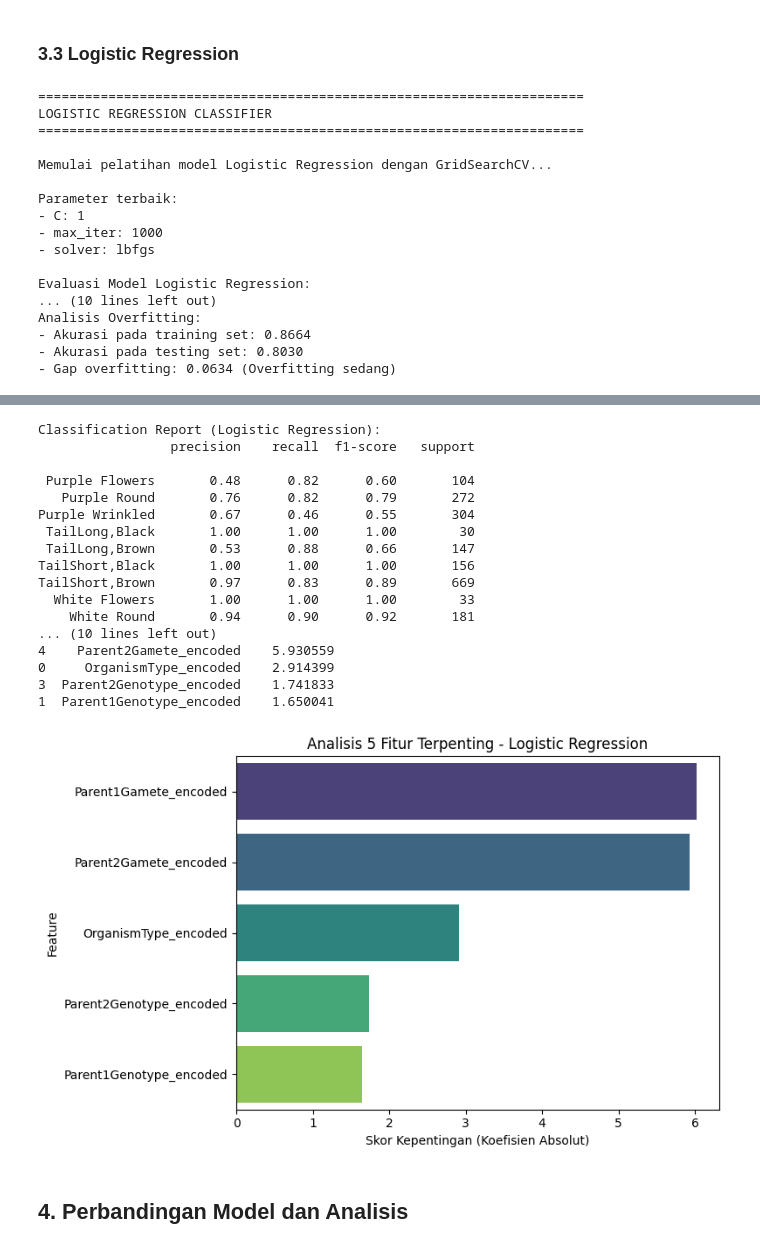
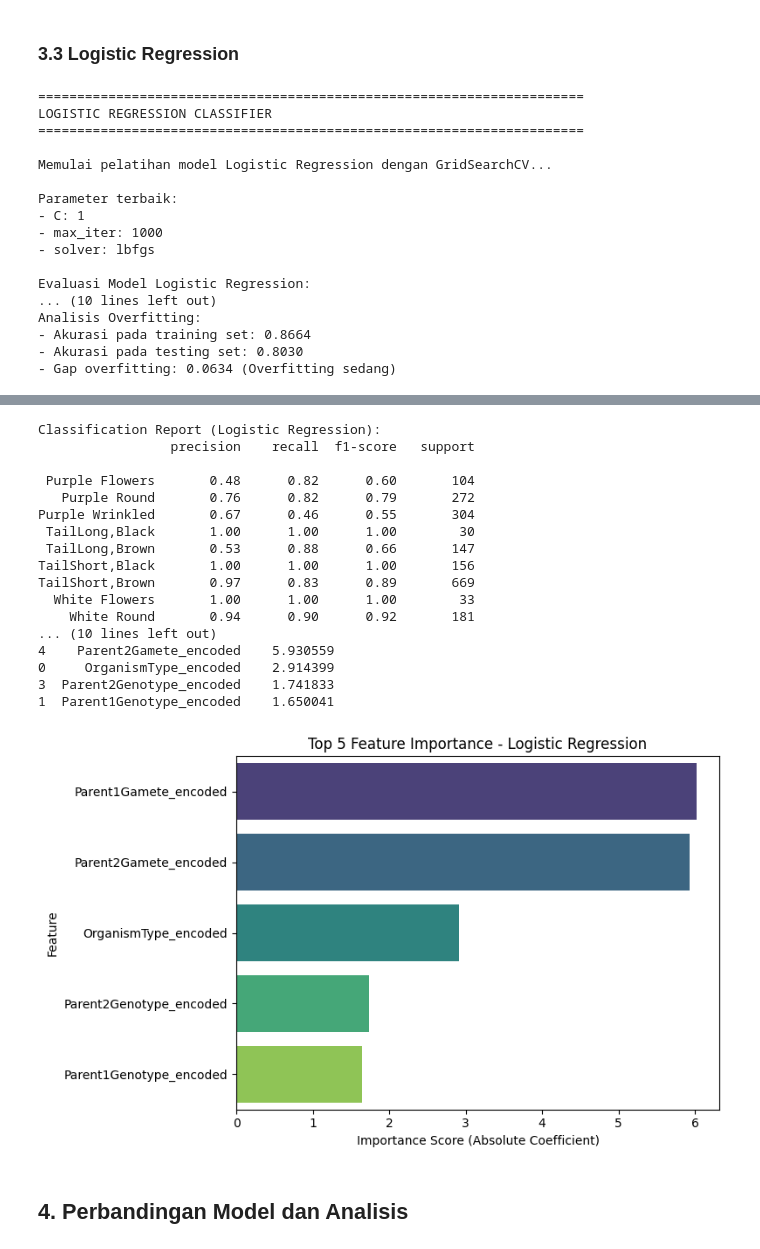
Before and after one commit to RistoKuy/ML, a Jupyter notebook: gamet_baru.ipynb, the cells around one changed output, grey strips where cells are left out. Cells and saved outputs as stored; diff of their text form; code cells hidden in the pictures.

Commit message:
Improves Logistic Regression analysis and feature scaling
Refines Logistic Regression evaluation by scaling SMOTE training data before grid search, updates output texts to English for clarity, and enhances feature importance visualization and labeling. Improves code readability and ensures more accurate model selection and interpretation.

```diff
--- a/gamet_baru.ipynb
+++ b/gamet_baru.ipynb
@@ -757,6 +757,9 @@ lr_params = {
 
 # Inisialisasi model Logistic Regression
 lr = LogisticRegression(random_state=42, class_weight='balanced')
+
+# Scale the SMOTE training data before using it in GridSearchCV
+X_train_smote_scaled = scaler.transform(X_train_smote)
 
 # Lakukan grid search dengan 5-fold cross-validation (reduced from 10-fold)
 print("\nMemulai pelatihan model Logistic Regression dengan GridSearchCV...")
@@ -815,11 +818,11 @@ plt.xlabel('Predicted Label')
 plt.tight_layout()
 plt.show()
 
-# Classification report untuk melihat performa per kelas
+# Classification report for Logistic Regression
 print("\nClassification Report (Logistic Regression):")
 print(classification_report(y_test, y_pred_lr, target_names=target_names, zero_division=0))
 
-# Feature importance untuk Logistic Regression (koefisien absolut)
+# Feature importance for Logistic Regression (absolute coefficients)
 if hasattr(best_lr, 'coef_'):
     importance = np.abs(best_lr.coef_).mean(axis=0)
     feature_importance_lr = pd.DataFrame({
@@ -827,14 +830,14 @@ if hasattr(best_lr, 'coef_'):
         'Importance': importance
     }).sort_values('Importance', ascending=False)
 
-    print("\nFeature Importance (Logistic Regression - berdasarkan koefisien):")
+    print("\nFeature Importance (Logistic Regression - based on coefficients):")
     print(feature_importance_lr.head(5))
 
     plt.figure(figsize=(8, 5))
     top_features = feature_importance_lr.head(5)
     sns.barplot(data=top_features, x='Importance', y='Feature', palette='viridis')
-    plt.title('Analisis 5 Fitur Terpenting - Logistic Regression')
-    plt.xlabel('Skor Kepentingan (Koefisien Absolut)')
+    plt.title('Top 5 Feature Importance - Logistic Regression')
+    plt.xlabel('Importance Score (Absolute Coefficient)')
     plt.tight_layout()
     plt.show()
 # %% [output]
@@ -846,34 +849,34 @@ Memulai pelatihan model Logistic Regression dengan GridSearchCV...
 
 Parameter terbaik:
 - C: 1
 - max_iter: 1000
 - solver: lbfgs
 
 Evaluasi Model Logistic Regression:
 ... (10 lines left out)
 Analisis Overfitting:
 - Akurasi pada training set: 0.8664
 - Akurasi pada testing set: 0.8030
 - Gap overfitting: 0.0634 (Overfitting sedang)
 [figure]
 Classification Report (Logistic Regression):
                  precision    recall  f1-score   support
 
  Purple Flowers       0.48      0.82      0.60       104
    Purple Round       0.76      0.82      0.79       272
 Purple Wrinkled       0.67      0.46      0.55       304
  TailLong,Black       1.00      1.00      1.00        30
  TailLong,Brown       0.53      0.88      0.66       147
 TailShort,Black       1.00      1.00      1.00       156
 TailShort,Brown       0.97      0.83      0.89       669
   White Flowers       1.00      1.00      1.00        33
     White Round       0.94      0.90      0.92       181
 ... (10 lines left out)
 4    Parent2Gamete_encoded    5.930559
 0     OrganismType_encoded    2.914399
 3  Parent2Genotype_encoded    1.741833
 1  Parent1Genotype_encoded    1.650041
-[figure, old version]
+[figure, new version]
 # %% [markdown]
 ## 4. Perbandingan Model dan Analisis
 # %%
```
